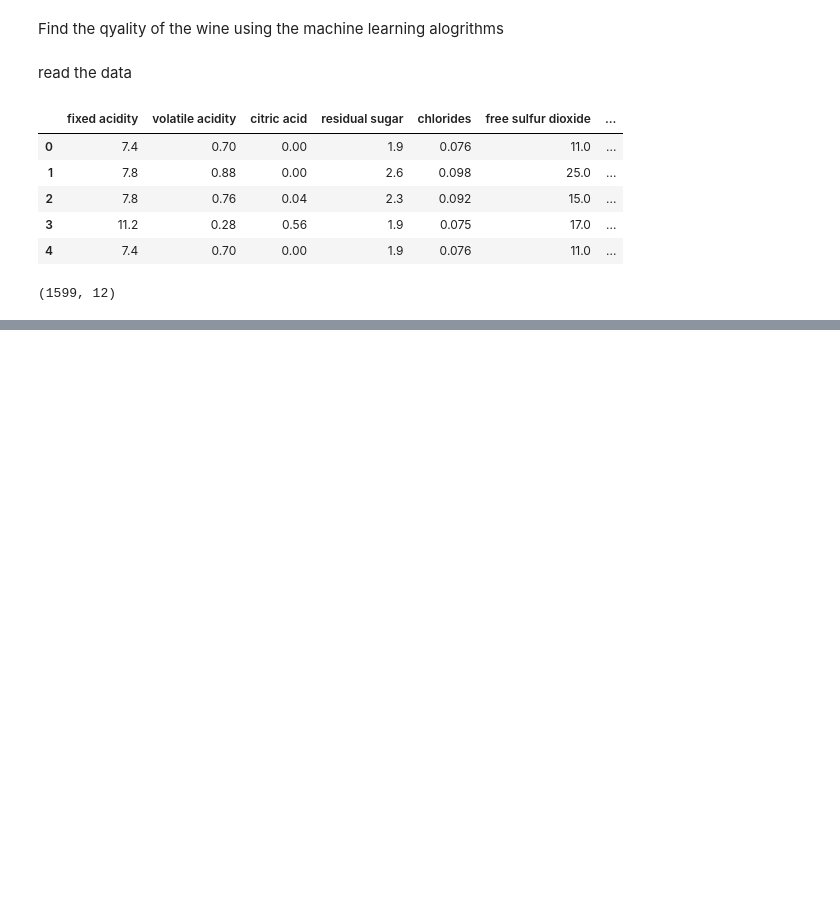
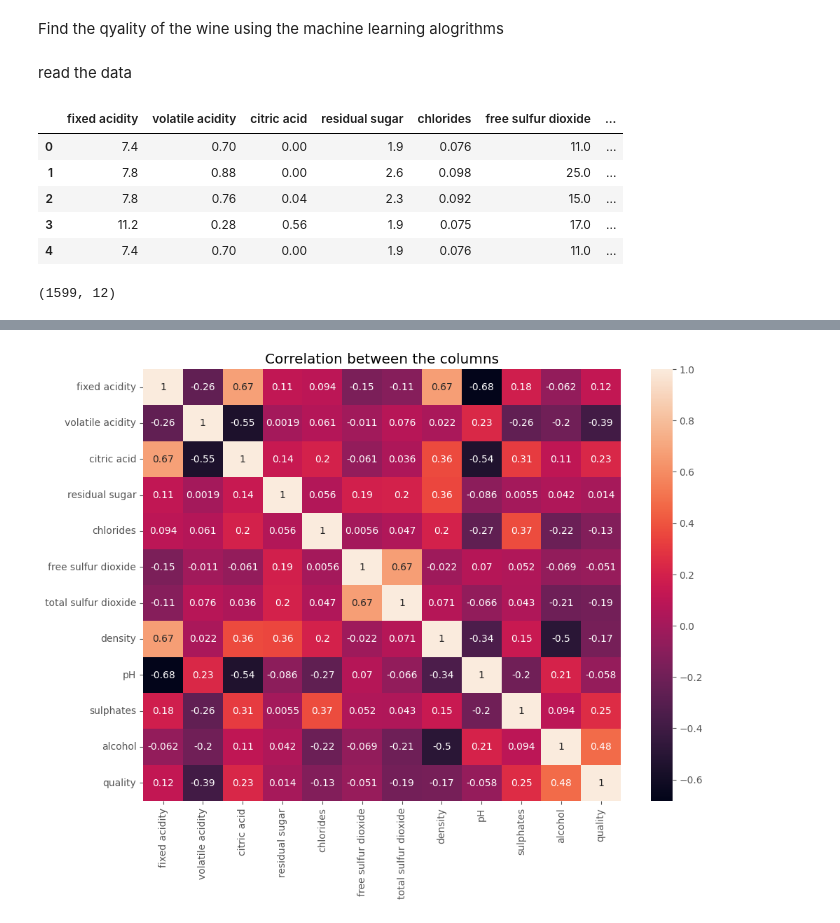
Before and after one commit to kumar-kiran-24/wine-quality-prediction, a Jupyter notebook: src/main.ipynb, the cells around one changed output, grey strips where cells are left out. Saved outputs shown, nothing was run; the diff lists cells and outputs as text; code cells hidden in the pictures; blank space fills up the shorter version.

```diff
--- a/src/main.ipynb
+++ b/src/main.ipynb
@@ -36,0 +90,8 @@ wine_df.shape
+# %%
+plt.figure(figsize=(11,8))
+sns.heatmap(wine_df.corr(), annot=True)
+plt.title('Correlation between the columns')
+plt.show()
+#use for the identify the relation between the every columns
+# %% [output]
+[figure, added]
```
Also changed, not shown: parts of 14 cells of this notebook, 4 other files.
